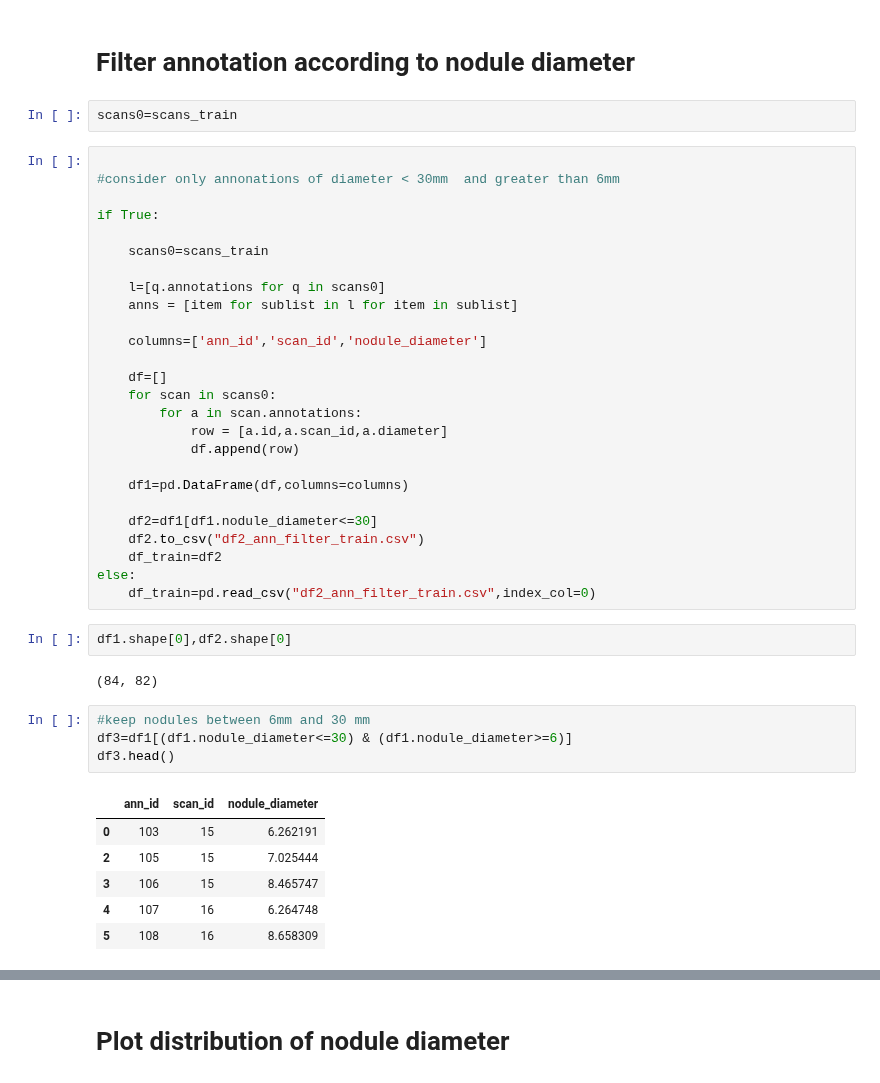
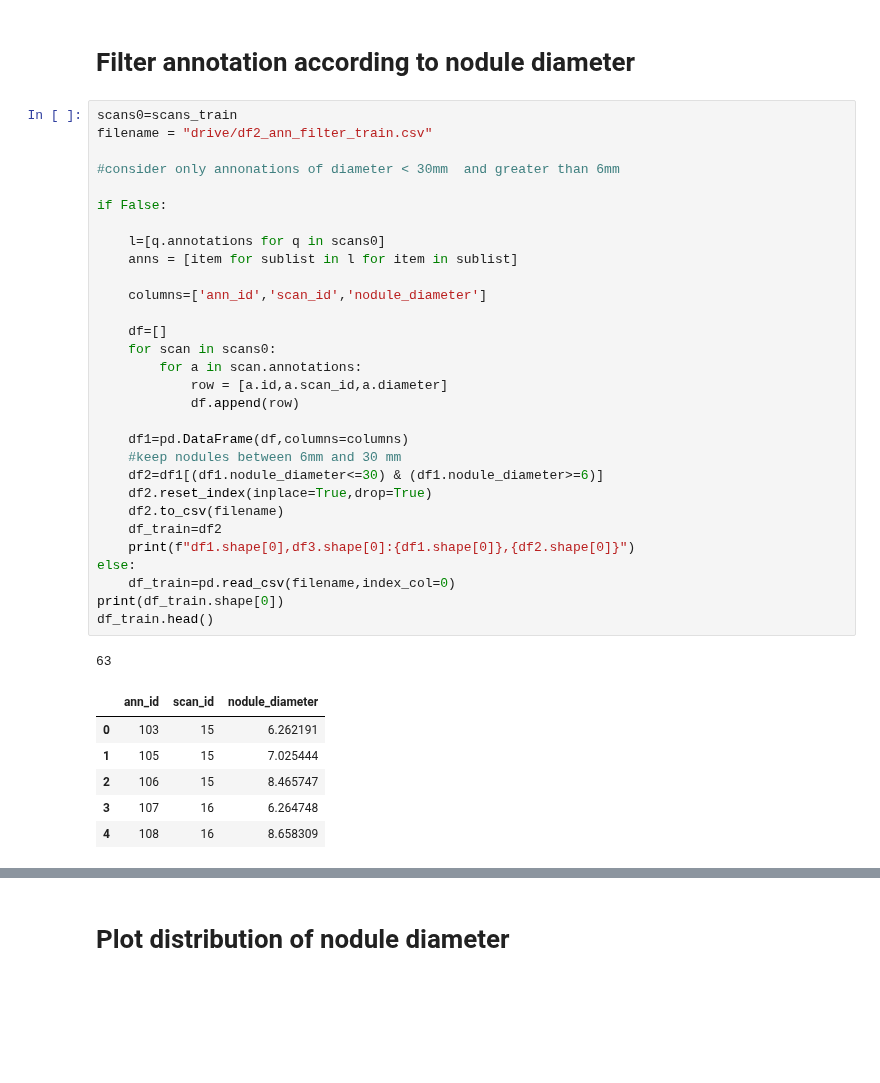
Before and after one commit to MariamQusai/DLToolboxImg, a Jupyter notebook: DL_003_filter_nodules_by_diameter.ipynb, the cells around one changed output, grey strips where cells are left out. Cells and saved outputs as stored; diff of their text form; blank space fills up the shorter version.

```diff
--- a/DL_003_filter_nodules_by_diameter.ipynb
+++ b/DL_003_filter_nodules_by_diameter.ipynb
@@ -166,46 +190,41 @@ scans_train,scans_valid,scans_test
   Scan(id=21,patient_id=LIDC-IDRI-0010)])
 # %% [markdown]
 # Filter annotation according to nodule diameter
-# %%
-scans0=scans_train
 # %%
+scans0=scans_train
+filename = "drive/df2_ann_filter_train.csv"
 
 #consider only annonations of diameter < 30mm  and greater than 6mm
 
-if True:
-
-    scans0=scans_train
+if False:
 
     l=[q.annotations for q in scans0]
     anns = [item for sublist in l for item in sublist]
 
     columns=['ann_id','scan_id','nodule_diameter']
 
     df=[]
     for scan in scans0:
         for a in scan.annotations:
             row = [a.id,a.scan_id,a.diameter]
             df.append(row)
 
     df1=pd.DataFrame(df,columns=columns)
-
-    df2=df1[df1.nodule_diameter<=30]
-    df2.to_csv("df2_ann_filter_train.csv")
+    #keep nodules between 6mm and 30 mm
+    df2=df1[(df1.nodule_diameter<=30) & (df1.nodule_diameter>=6)]
+    df2.reset_index(inplace=True,drop=True)
+    df2.to_csv(filename)
     df_train=df2
+    print(f"df1.shape[0],df3.shape[0]:{df1.shape[0]},{df2.shape[0]}")
 else:
-    df_train=pd.read_csv("df2_ann_filter_train.csv",index_col=0)
+    df_train=pd.read_csv(filename,index_col=0)
+print(df_train.shape[0])
+df_train.head()
+# %% [output]
+63
+|  | ann_id | scan_id | nodule_diameter |
+| 0 | 103 | 15 | 6.262191 |
+| 1 | 105 | 15 | 7.025444 |
+| 2 | 106 | 15 | 8.465747 |
+| 3 | 107 | 16 | 6.264748 |
+| 4 | 108 | 16 | 8.658309 |
-# %%
-df1.shape[0],df2.shape[0]
-# %% [output]
-(84, 82)
-# %%
-#keep nodules between 6mm and 30 mm
-df3=df1[(df1.nodule_diameter<=30) & (df1.nodule_diameter>=6)]
-df3.head()
-# %% [output]
-|  | ann_id | scan_id | nodule_diameter |
-| 0 | 103 | 15 | 6.262191 |
-| 2 | 105 | 15 | 7.025444 |
-| 3 | 106 | 15 | 8.465747 |
-| 4 | 107 | 16 | 6.264748 |
-| 5 | 108 | 16 | 8.658309 |
```
Also changed, not shown: parts of 12 cells of this notebook.
